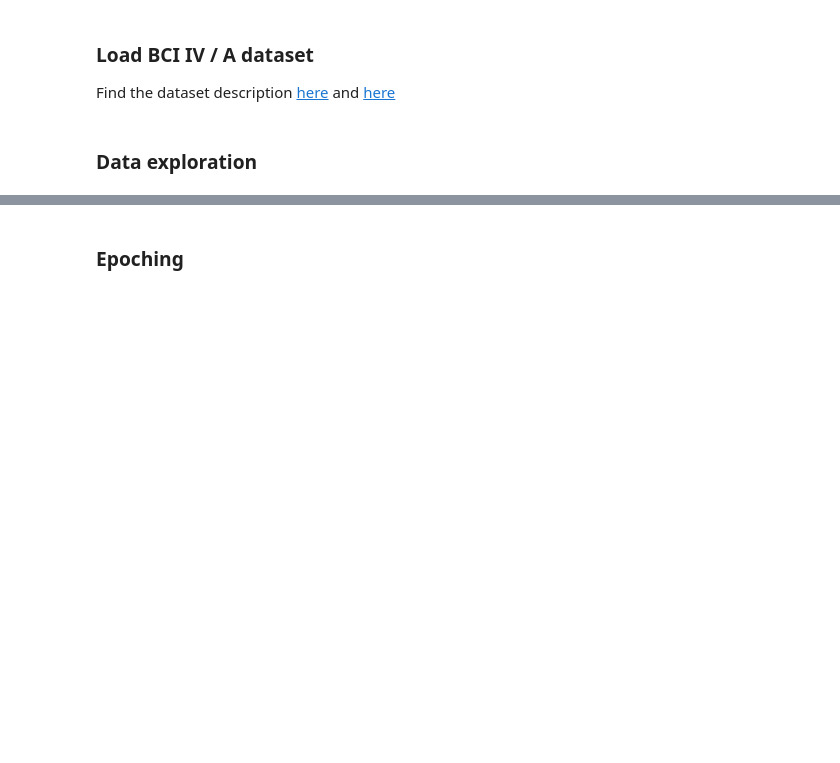
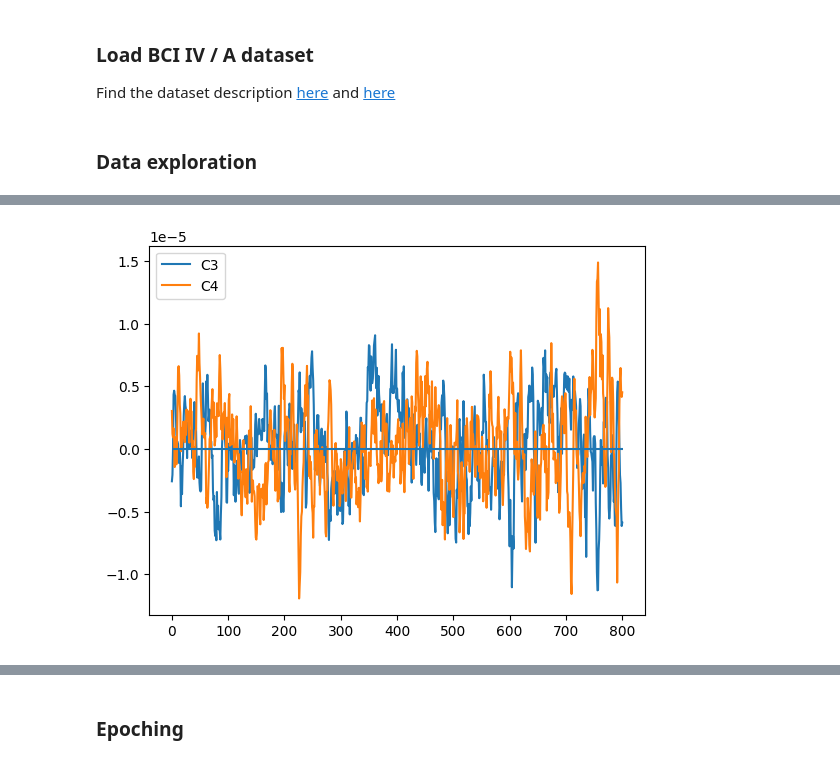
Before and after one commit to nemesgyadam/Motor-Execution-Classifiaction, a Jupyter notebook: class_at_obudai.ipynb, the cells around one changed output, grey strips where cells are left out. Saved outputs shown, nothing was run; the diff lists cells and outputs as text; code cells hidden in the pictures; blank space fills up the shorter version.

```diff
--- a/class_at_obudai.ipynb
+++ b/class_at_obudai.ipynb
@@ -30,3 +65,17 @@ epochs = mne.Epochs(raw, events, event_id, tmin=tmin, tmax=tmax, baseline=baseli
+# %%
+chans = epochs.info['ch_names']
+epoch0 = epochs.copy().get_data()[0, ...]
+C3 = epoch0[chans.index('C3')] - np.mean(epoch0, axis=0)
+C4 = epoch0[chans.index('C4')] - np.mean(epoch0, axis=0)
+
+plt.figure()
+plt.plot(C3, label='C3')
+plt.plot(C4, label='C4')
+plt.hlines([0], xmin=0, xmax=epoch0.shape[-1])
+plt.legend()
+plt.show()
+# %% [output]
+[figure, added]
 # %%
 # plot individual epochs
 epochs.plot(scalings=.0001, events=events)
```
Also changed, not shown: parts of 13 cells of this notebook, 2 other files.
